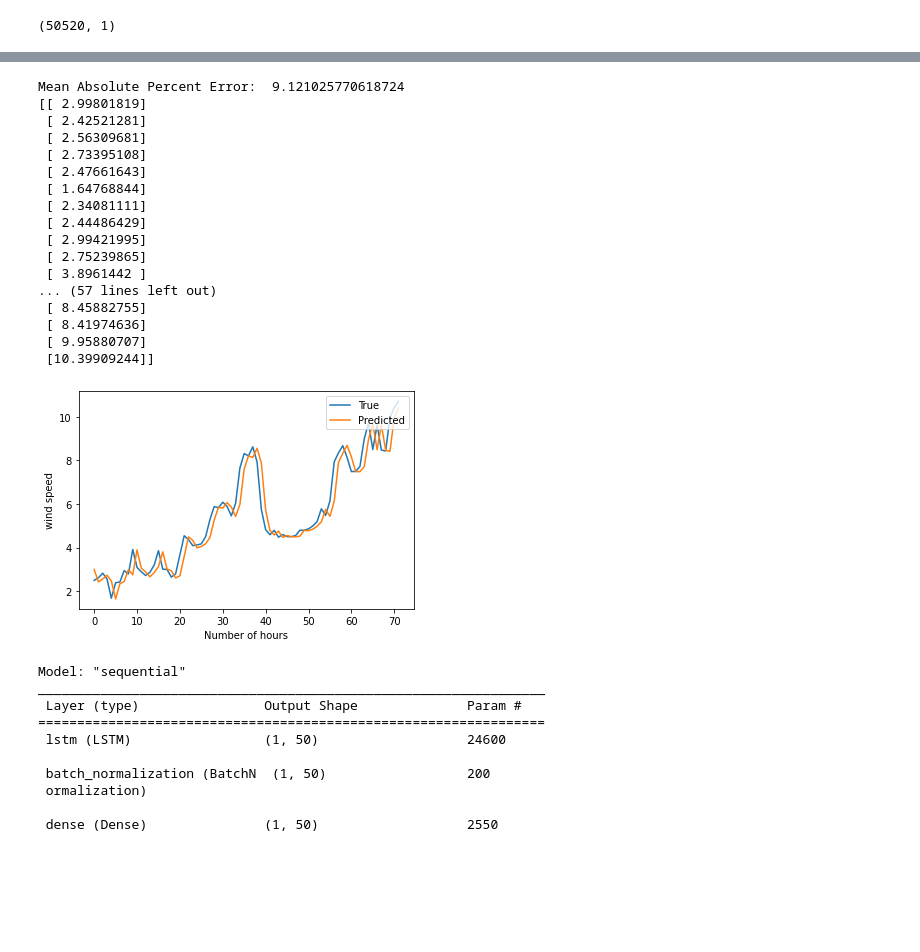
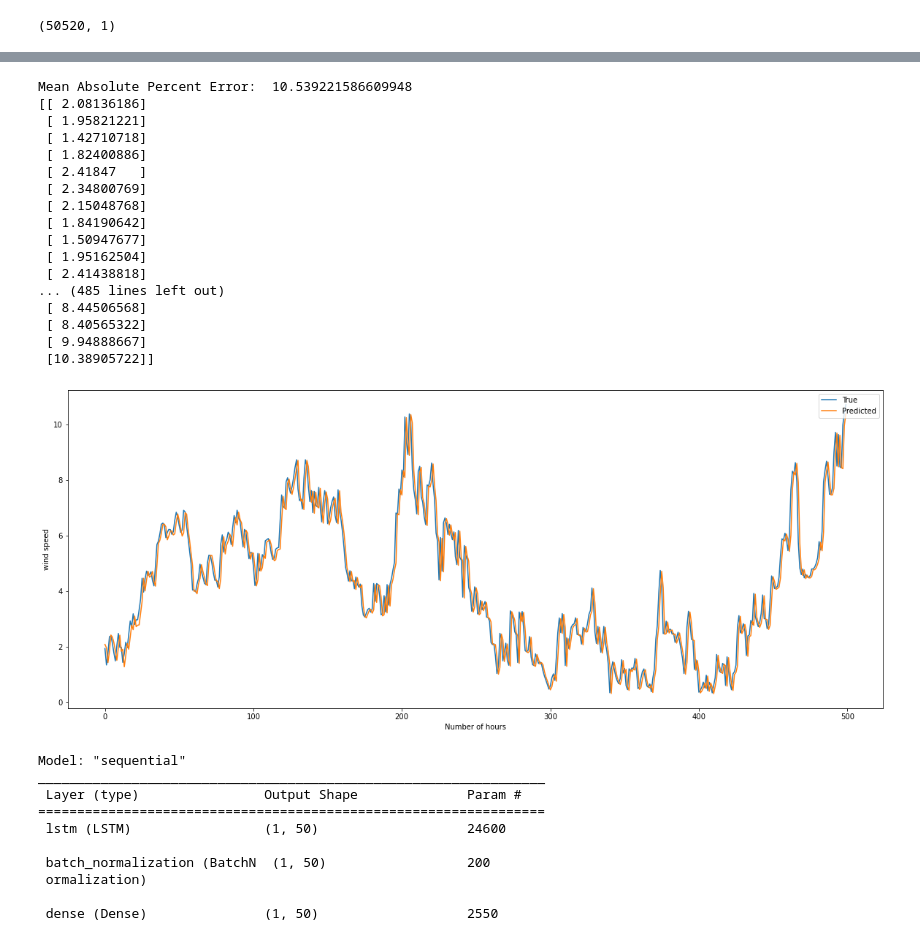
Before and after one commit to UjjwalSaini-535/Energy-prediction, a Jupyter notebook: 03 Building Models - Deep Learning Models/windspeedlstm.ipynb, the cells around one changed output, grey strips where cells are left out. Drawn from its saved outputs; the diff is of its cells as text; code cells hidden in the pictures; blank space fills up the shorter version.

```diff
--- a/03 Building Models - Deep Learning Models/windspeedlstm.ipynb
+++ b/03 Building Models - Deep Learning Models/windspeedlstm.ipynb
@@ -20,7 +20,7 @@ import pandas as pd
 batch_size_exp = 1
 epoch_exp = 7
 neurons_exp = 50
-predict_values_exp = 72
+predict_values_exp = 500
 lag_exp=72
 # %%
 def timeseries_to_supervised(data, lag=1):
@@ -206,34 +206,34 @@ predictions = np.array(predictions)
 print("Mean Absolute Percent Error: ", (np.mean(np.abs((expectations - predictions) / expectations.mean()))*100))
 print(predictions)
 # %% [output]
-Mean Absolute Percent Error:  9.121025770618724
-[[ 2.99801819]
- [ 2.42521281]
- [ 2.56309681]
- [ 2.73395108]
- [ 2.47661643]
- [ 1.64768844]
- [ 2.34081111]
- [ 2.44486429]
- [ 2.99421995]
- [ 2.75239865]
- [ 3.8961442 ]
-... (57 lines left out)
- [ 8.45882755]
- [ 8.41974636]
- [ 9.95880707]
- [10.39909244]]
+Mean Absolute Percent Error:  10.539221586609948
+[[ 2.08136186]
+ [ 1.95821221]
+ [ 1.42710718]
+ [ 1.82400886]
+ [ 2.41847   ]
+ [ 2.34800769]
+ [ 2.15048768]
+ [ 1.84190642]
+ [ 1.50947677]
+ [ 1.95162504]
+ [ 2.41438818]
+... (485 lines left out)
+ [ 8.44506568]
+ [ 8.40565322]
+ [ 9.94888667]
+ [10.38905722]]
 # %%
 # line plot of observed vs predicted
-# fig = pyplot.figure(figsize=(20,8))
+fig = pyplot.figure(figsize=(20,8))
 pyplot.plot(expectations, label="True")
 pyplot.plot(predictions, label="Predicted")
 pyplot.legend(loc='upper right')
 pyplot.xlabel("Number of hours")
 pyplot.ylabel("wind speed")
 pyplot.show()
 # %% [output]
-[figure, old version]
+[figure, new version]
 # %%
 # import pickle
 # %%
```
Also changed, not shown: parts of 3 cells of this notebook.
